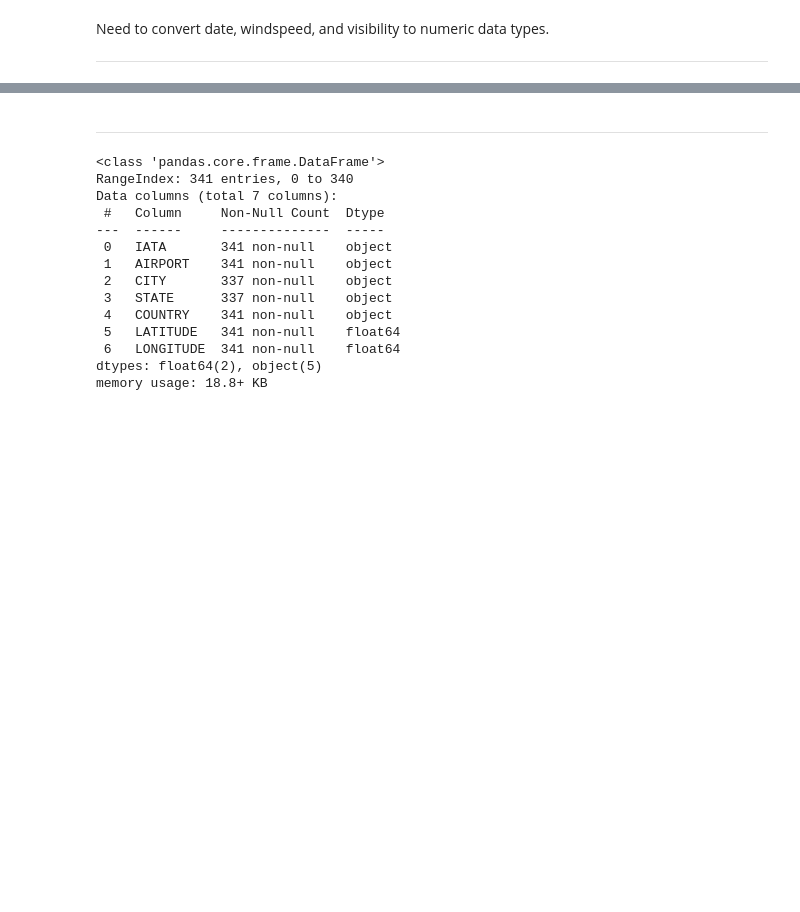
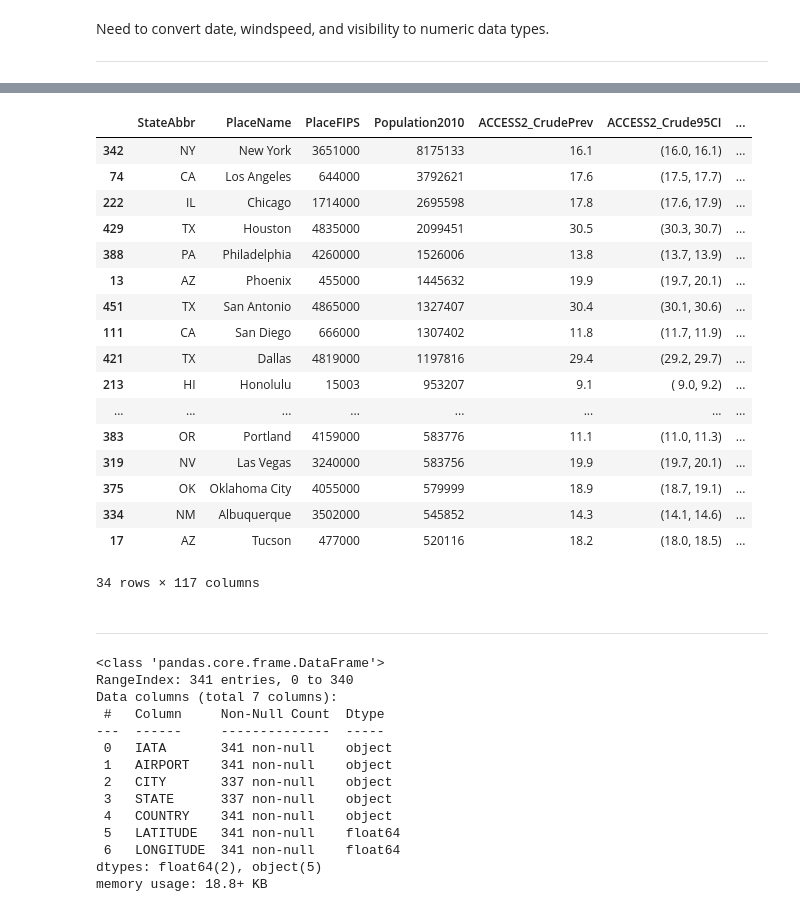
Before and after one commit to hank-butler/METAR_Data, a Jupyter notebook: code/01-data-cleaning.ipynb, the cells around one changed output, grey strips where cells are left out. Drawn from its saved outputs; the diff is of its cells as text; code cells hidden in the pictures; blank space fills up the shorter version.

```diff
--- a/code/01-data-cleaning.ipynb
+++ b/code/01-data-cleaning.ipynb
@@ -100,3 +154,25 @@ us_pop.head()
+# %%
+# Which US Cities have populations larger than 0.5 Million
+us_pop[us_pop['Population2010'] >= 500_000].sort_values(by = 'Population2010', ascending = False)
+# %% [output]
+|  | StateAbbr | PlaceName | PlaceFIPS | Population2010 | ACCESS2_CrudePrev | ACCESS2_Crude95CI | ... |
+| 342 | NY | New York | 3651000 | 8175133 | 16.1 | (16.0, 16.1) | ... |
+| 74 | CA | Los Angeles | 644000 | 3792621 | 17.6 | (17.5, 17.7) | ... |
+| 222 | IL | Chicago | 1714000 | 2695598 | 17.8 | (17.6, 17.9) | ... |
+| 429 | TX | Houston | 4835000 | 2099451 | 30.5 | (30.3, 30.7) | ... |
+| 388 | PA | Philadelphia | 4260000 | 1526006 | 13.8 | (13.7, 13.9) | ... |
+| 13 | AZ | Phoenix | 455000 | 1445632 | 19.9 | (19.7, 20.1) | ... |
+| 451 | TX | San Antonio | 4865000 | 1327407 | 30.4 | (30.1, 30.6) | ... |
+| 111 | CA | San Diego | 666000 | 1307402 | 11.8 | (11.7, 11.9) | ... |
+| 421 | TX | Dallas | 4819000 | 1197816 | 29.4 | (29.2, 29.7) | ... |
+| 213 | HI | Honolulu | 15003 | 953207 | 9.1 | ( 9.0, 9.2) | ... |
+| ... | ... | ... | ... | ... | ... | ... | ... |
+| 383 | OR | Portland | 4159000 | 583776 | 11.1 | (11.0, 11.3) | ... |
+| 319 | NV | Las Vegas | 3240000 | 583756 | 19.9 | (19.7, 20.1) | ... |
+| 375 | OK | Oklahoma City | 4055000 | 579999 | 18.9 | (18.7, 19.1) | ... |
+| 334 | NM | Albuquerque | 3502000 | 545852 | 14.3 | (14.1, 14.6) | ... |
+| 17 | AZ | Tucson | 477000 | 520116 | 18.2 | (18.0, 18.5) | ... |
+34 rows × 117 columns
 # %% [markdown]
 ---
 # %%
```
Also changed, not shown: parts of 9 cells of this notebook.
